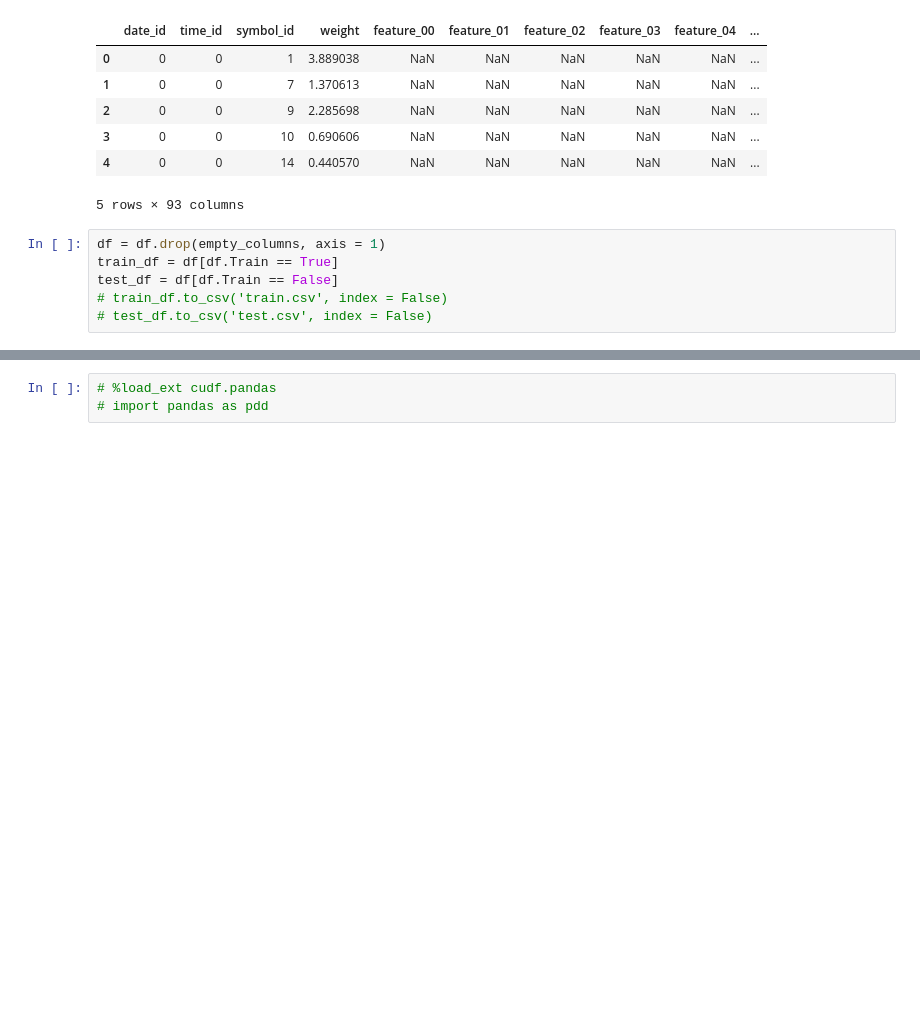
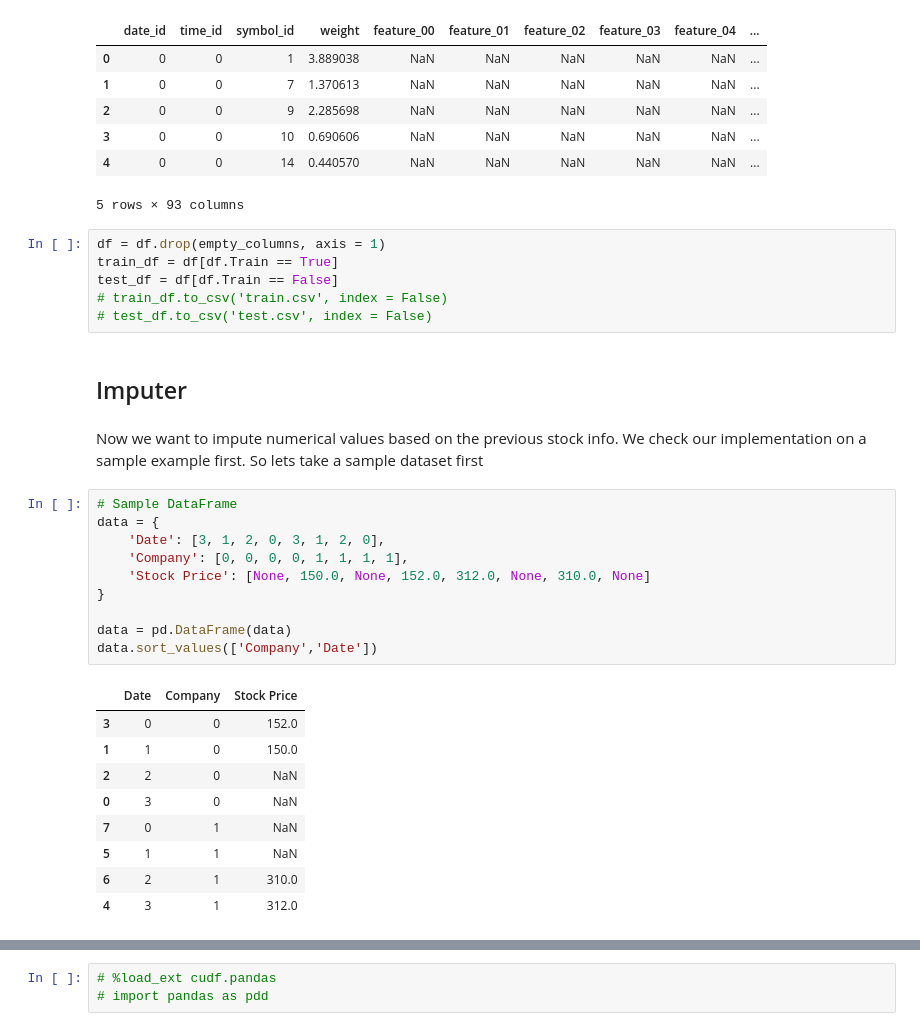
Before and after one commit to nkenny160/ecen-520-final-project, a Jupyter notebook: Jane Street Starter.ipynb, the cells around one changed output, grey strips where cells are left out. Saved outputs shown, nothing was run; the diff lists cells and outputs as text; blank space fills up the shorter version.

```diff
--- a/Jane Street Starter.ipynb
+++ b/Jane Street Starter.ipynb
@@ -247,3 +345,27 @@ train_df = df[df.Train == True]
 test_df = df[df.Train == False]
 # train_df.to_csv('train.csv', index = False)
 # test_df.to_csv('test.csv', index = False)
+# %% [markdown]
+## Imputer
+# %% [markdown]
+Now we want to impute numerical values based on the previous stock info. We check our implementation on a sample example first. So lets take a sample dataset first
+# %%
+# Sample DataFrame
+data = {
+    'Date': [3, 1, 2, 0, 3, 1, 2, 0],
+    'Company': [0, 0, 0, 0, 1, 1, 1, 1],
+    'Stock Price': [None, 150.0, None, 152.0, 312.0, None, 310.0, None]
+}
+
+data = pd.DataFrame(data)
+data.sort_values(['Company','Date'])
+# %% [output]
+|  | Date | Company | Stock Price |
+| 3 | 0 | 0 | 152.0 |
+| 1 | 1 | 0 | 150.0 |
+| 2 | 2 | 0 | NaN |
+| 0 | 3 | 0 | NaN |
+| 7 | 0 | 1 | NaN |
+| 5 | 1 | 1 | NaN |
+| 6 | 2 | 1 | 310.0 |
+| 4 | 3 | 1 | 312.0 |
```
Also changed, not shown: parts of 11 cells of this notebook.
